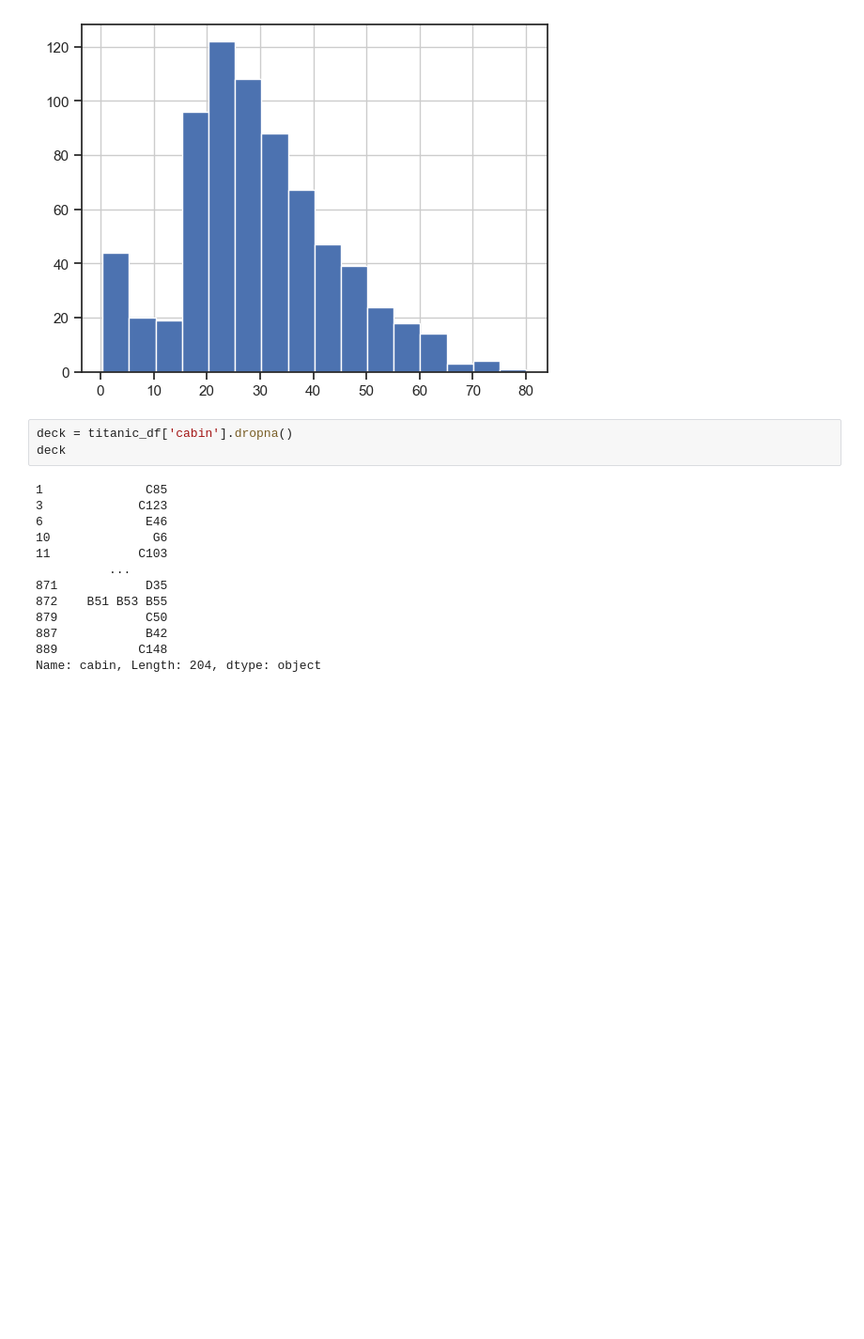
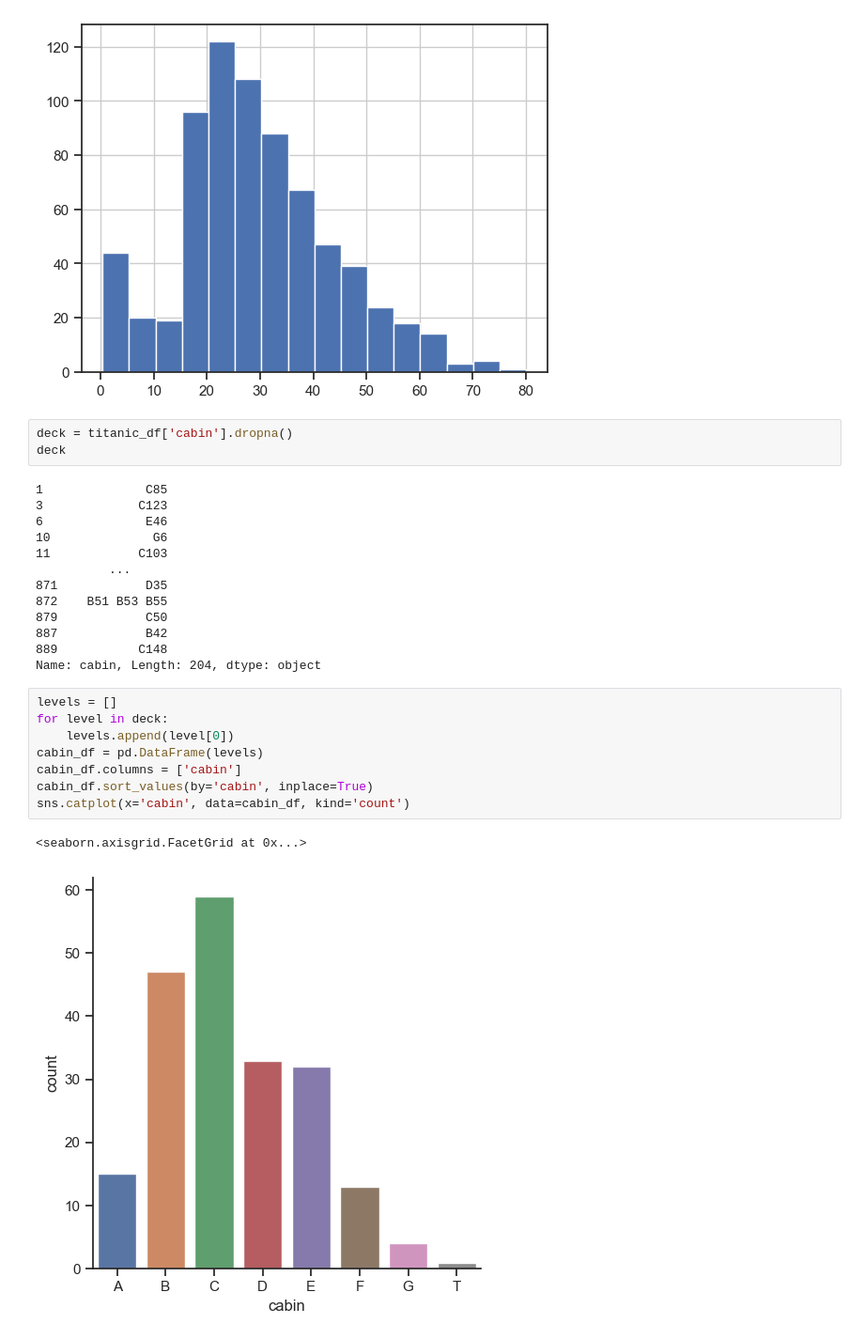
Before and after one commit to araobp/data-science, a Jupyter notebook: Titanic/study1.ipynb, the cells around one changed output. Shown: that part at 94% size. Cells and saved outputs as stored; diff of their text form; blank space fills up the shorter version.

```diff
--- a/Titanic/study1.ipynb
+++ b/Titanic/study1.ipynb
@@ -139,3 +139,14 @@ deck
 887            B42
 889           C148
 Name: cabin, Length: 204, dtype: object
+# %%
+levels = []
+for level in deck:
+    levels.append(level[0])
+cabin_df = pd.DataFrame(levels)
+cabin_df.columns = ['cabin']
+cabin_df.sort_values(by='cabin', inplace=True)
+sns.catplot(x='cabin', data=cabin_df, kind='count')
+# %% [output]
+<seaborn.axisgrid.FacetGrid at 0x...>
+[figure, added]
```
Also changed, not shown: parts of 11 cells of this notebook.
